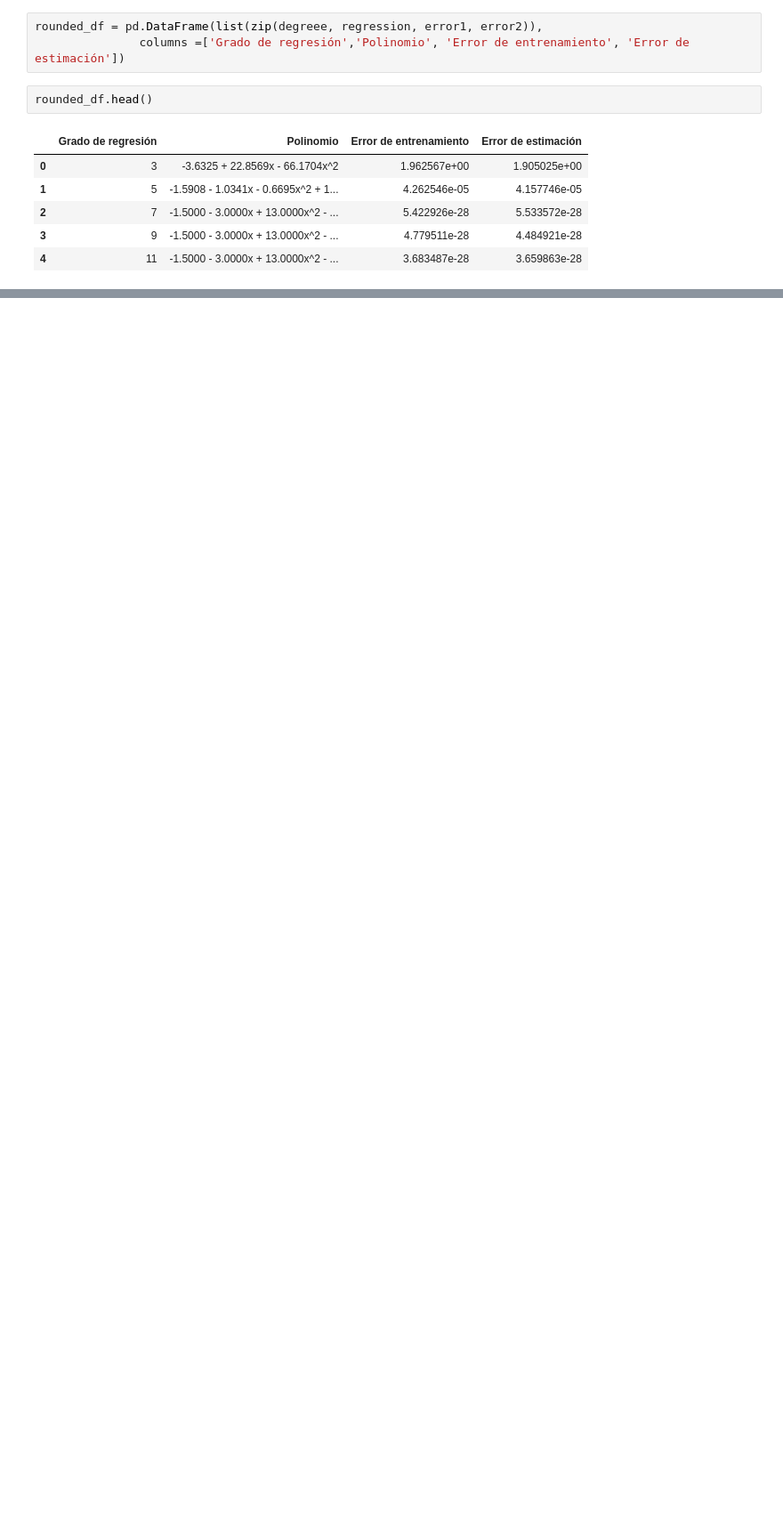
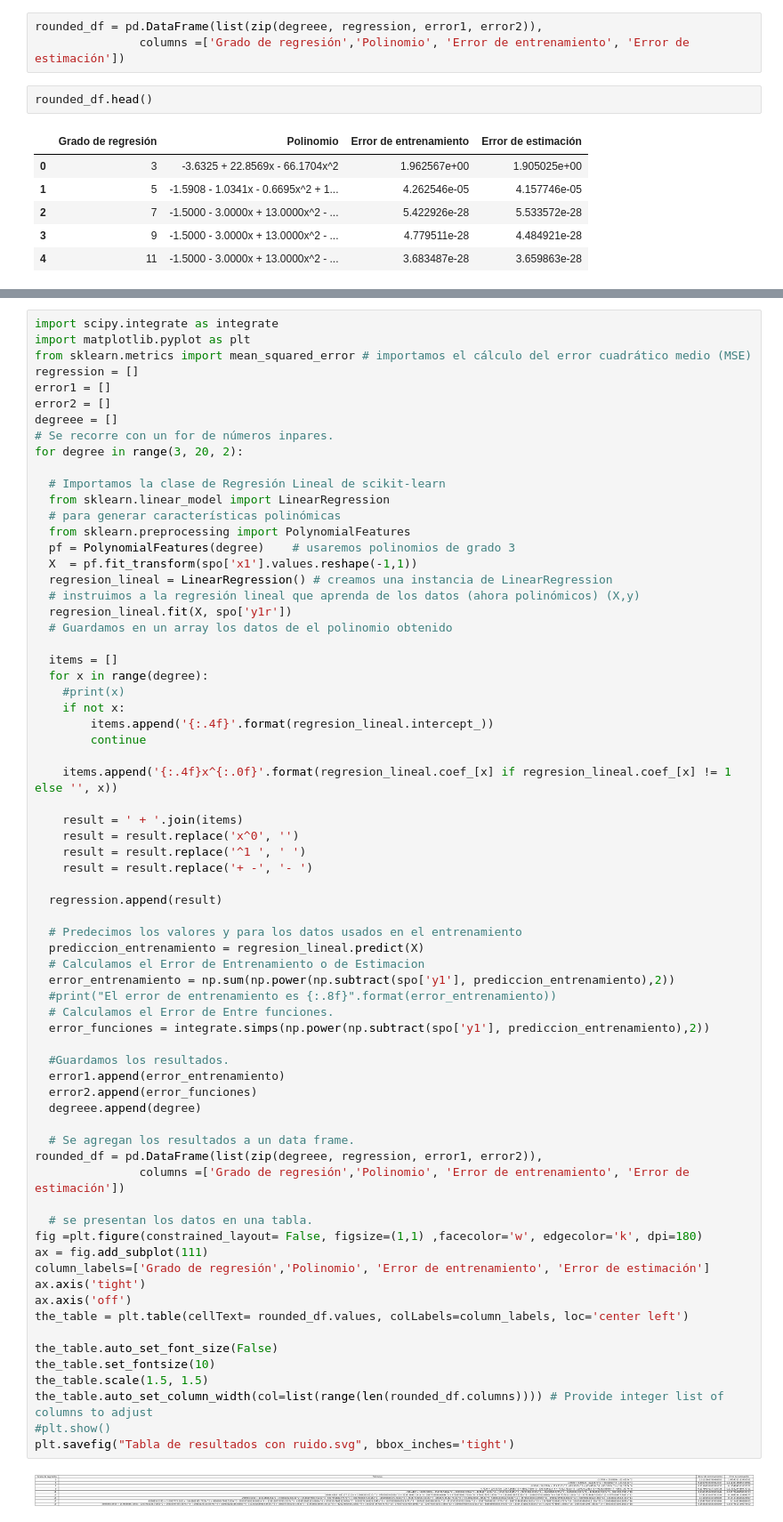
Before and after one commit to JHON-EDV/Regresion-Polinomica, a Jupyter notebook: Regression.ipynb, the cells around one changed output, grey strips where cells are left out. Shown at 89% size. Cells and saved outputs as stored; diff of their text form; blank space fills up the shorter version.

```diff
--- a/Regression.ipynb
+++ b/Regression.ipynb
@@ -206,0 +199,71 @@ Instancias necesarias.
+# %%
+import scipy.integrate as integrate
+import matplotlib.pyplot as plt
+from sklearn.metrics import mean_squared_error # importamos el cálculo del error cuadrático medio (MSE)
+regression = []
+error1 = []
+error2 = []
+degreee = []
+# Se recorre con un for de números inpares.
+for degree in range(3, 20, 2):
+
+  # Importamos la clase de Regresión Lineal de scikit-learn
+  from sklearn.linear_model import LinearRegression
+  # para generar características polinómicas
+  from sklearn.preprocessing import PolynomialFeatures
+  pf = PolynomialFeatures(degree)    # usaremos polinomios de grado 3
+  X  = pf.fit_transform(spo['x1'].values.reshape(-1,1))
+  regresion_lineal = LinearRegression() # creamos una instancia de LinearRegression
+  # instruimos a la regresión lineal que aprenda de los datos (ahora polinómicos) (X,y)
+  regresion_lineal.fit(X, spo['y1r'])
+  # Guardamos en un array los datos de el polinomio obtenido
+
+  items = []
+  for x in range(degree):
+    #print(x)
+    if not x:
+        items.append('{:.4f}'.format(regresion_lineal.intercept_))
+        continue
+
+    items.append('{:.4f}x^{:.0f}'.format(regresion_lineal.coef_[x] if regresion_lineal.coef_[x] != 1 else '', x))
+
+    result = ' + '.join(items)
+    result = result.replace('x^0', '')
+    result = result.replace('^1 ', ' ')
+    result = result.replace('+ -', '- ')
+
+  regression.append(result)
+
+  # Predecimos los valores y para los datos usados en el entrenamiento
+  prediccion_entrenamiento = regresion_lineal.predict(X)
+  # Calculamos el Error de Entrenamiento o de Estimacion
+  error_entrenamiento = np.sum(np.power(np.subtract(spo['y1'], prediccion_entrenamiento),2))
+  #print("El error de entrenamiento es {:.8f}".format(error_entrenamiento))
+  # Calculamos el Error de Entre funciones.
+  error_funciones = integrate.simps(np.power(np.subtract(spo['y1'], prediccion_entrenamiento),2))
+
+  #Guardamos los resultados.
+  error1.append(error_entrenamiento)
+  error2.append(error_funciones)
+  degreee.append(degree)
+
+  # Se agregan los resultados a un data frame.
+rounded_df = pd.DataFrame(list(zip(degreee, regression, error1, error2)),
+               columns =['Grado de regresión','Polinomio', 'Error de entrenamiento', 'Error de estimación'])
+
+  # se presentan los datos en una tabla.
+fig =plt.figure(constrained_layout= False, figsize=(1,1) ,facecolor='w', edgecolor='k', dpi=180)
+ax = fig.add_subplot(111)
+column_labels=['Grado de regresión','Polinomio', 'Error de entrenamiento', 'Error de estimación']
+ax.axis('tight')
+ax.axis('off')
+the_table = plt.table(cellText= rounded_df.values, colLabels=column_labels, loc='center left')
+
+the_table.auto_set_font_size(False)
+the_table.set_fontsize(10)
+the_table.scale(1.5, 1.5)
+the_table.auto_set_column_width(col=list(range(len(rounded_df.columns)))) # Provide integer list of columns to adjust
+#plt.show()
+plt.savefig("Tabla de resultados con ruido.svg", bbox_inches='tight')
+# %% [output]
+[figure, added]
```
Also changed, not shown: parts of 8 cells of this notebook.
